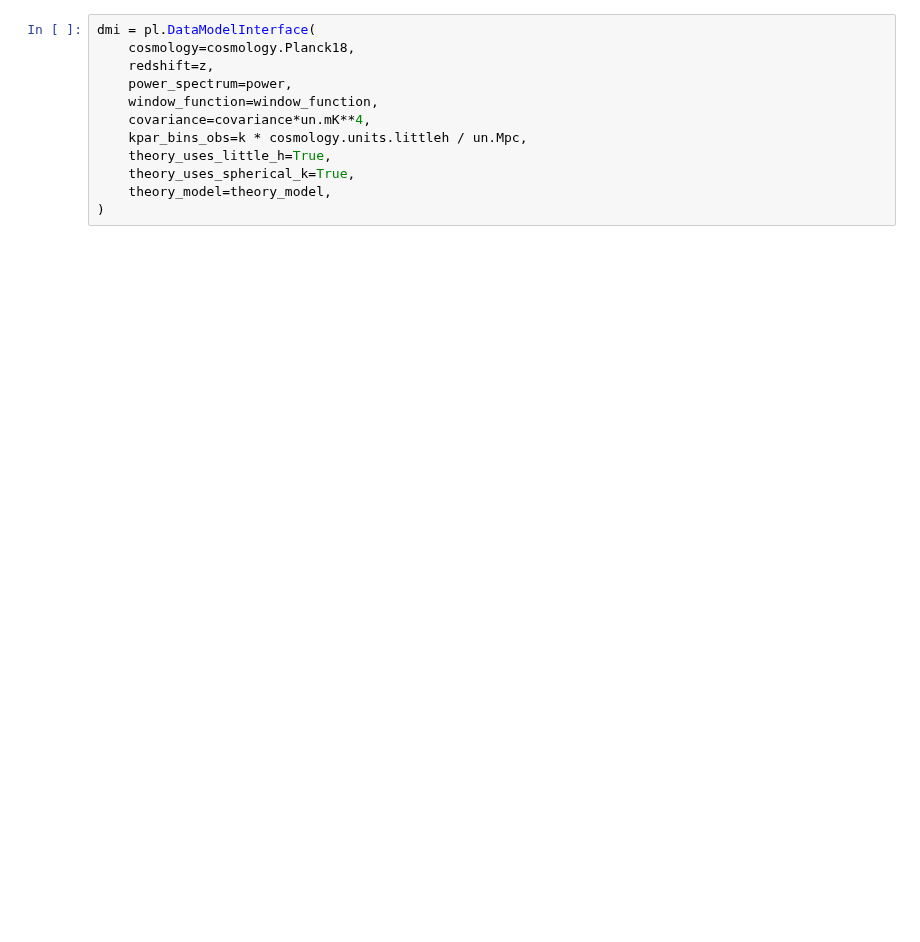
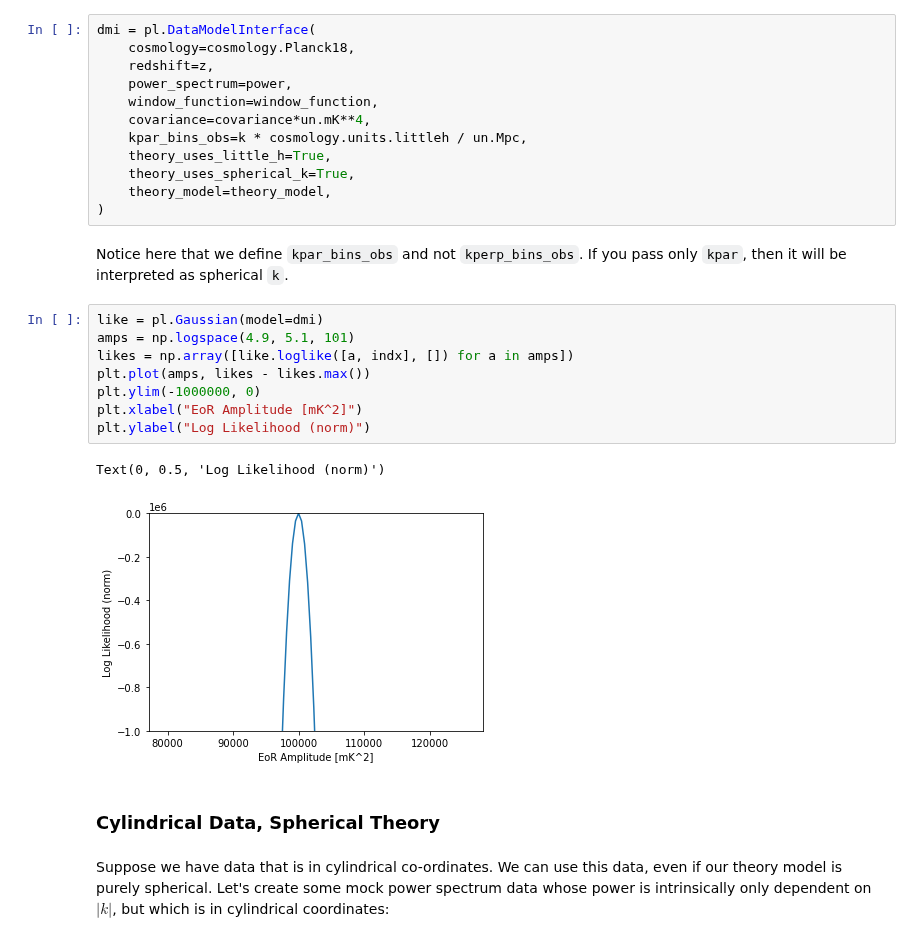
Before and after one commit to HERA-Team/pspec_likelihood, a Jupyter notebook: docs/tutorials/getting_started.ipynb, the cells around one changed output. Cells and saved outputs as stored; diff of their text form; blank space fills up the shorter version.

```diff
--- a/docs/tutorials/getting_started.ipynb
+++ b/docs/tutorials/getting_started.ipynb
@@ -241,3 +237,24 @@ dmi = pl.DataModelInterface(
     theory_uses_spherical_k=True,
     theory_model=theory_model,
 )
+# %% [markdown]
+Notice here that we define `kpar_bins_obs` and not `kperp_bins_obs`. If you pass only
+`kpar`, then it will be interpreted as spherical `k`.
+# %%
+like = pl.Gaussian(model=dmi)
+amps = np.logspace(4.9, 5.1, 101)
+likes = np.array([like.loglike([a, indx], []) for a in amps])
+plt.plot(amps, likes - likes.max())
+plt.ylim(-1000000, 0)
+plt.xlabel("EoR Amplitude [mK^2]")
+plt.ylabel("Log Likelihood (norm)")
+# %% [output]
+Text(0, 0.5, 'Log Likelihood (norm)')
+[figure, added]
+# %% [markdown]
+### Cylindrical Data, Spherical Theory
+# %% [markdown]
+Suppose we have data that is in cylindrical co-ordinates. We can use this data, even
+if our theory model is purely spherical. Let's create some mock power spectrum data
+whose power is intrinsically only dependent on $|k|$, but which is in cylindrical
+coordinates:
```
Also changed, not shown: parts of 16 cells of this notebook, 4 other files.
